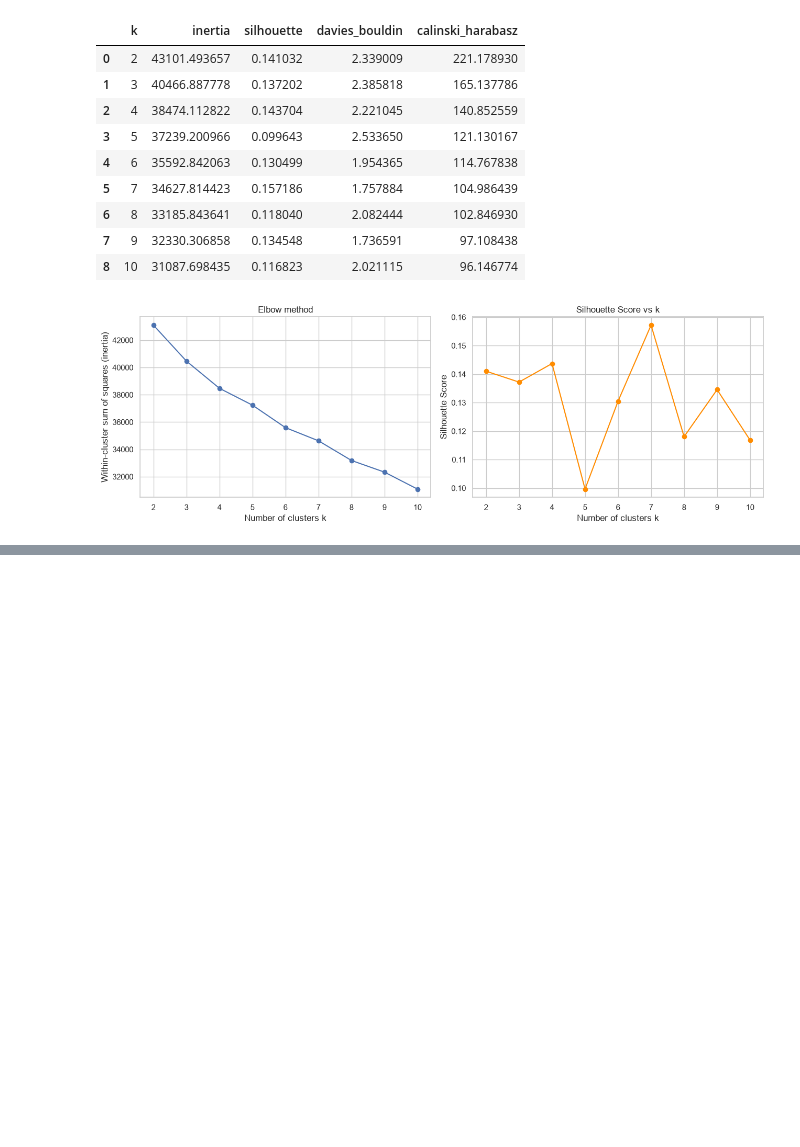
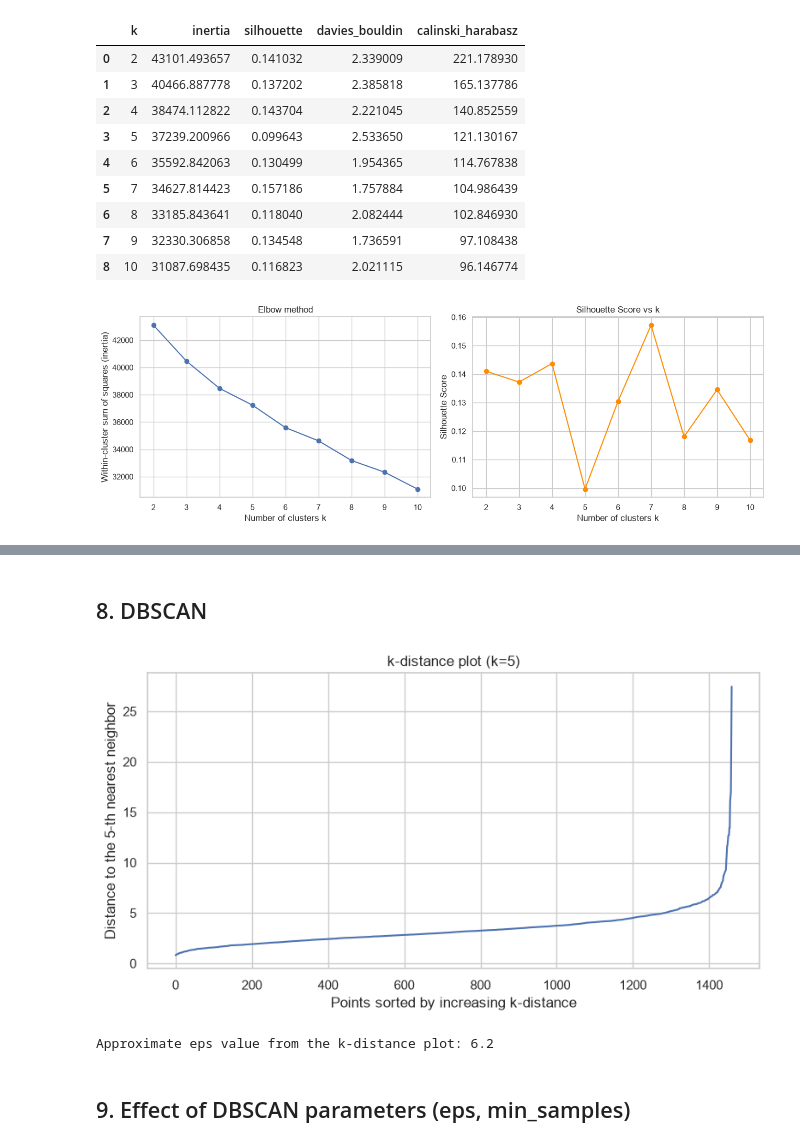
Before and after one commit to anuri-el/Machine-Learning-Technologies, a Jupyter notebook: l5_clustering.ipynb, the cells around one changed output, grey strips where cells are left out. Saved outputs shown, nothing was run; the diff lists cells and outputs as text; code cells hidden in the pictures; blank space fills up the shorter version.

Commit message:
add dbscan and pca

```diff
--- a/l5_clustering.ipynb
+++ b/l5_clustering.ipynb
@@ -238,0 +326,35 @@ y_norm = (inertia_vals - inertia_vals.min()) / (inertia_vals.max() - inertia_val
+# %% [markdown]
+## 8. DBSCAN
+# %%
+min_samples_for_kdist = 5
+nn = NearestNeighbors(n_neighbors=min_samples_for_kdist)
+nn.fit(X_scaled)
+distances, _ = nn.kneighbors(X_scaled)
+k_distances = np.sort(distances[:, -1])
+
+plt.figure(figsize=(8, 4.5))
+plt.plot(k_distances)
+plt.xlabel('Points sorted by increasing k-distance')
+plt.ylabel(f'Distance to the {min_samples_for_kdist}-th nearest neighbor')
+plt.title(f'k-distance plot (k={min_samples_for_kdist})')
+plt.tight_layout()
+plt.show()
+
+x_idx = np.arange(len(k_distances))
+x_norm = x_idx /x_idx.max()
+y_norm = (k_distances - k_distances.min()) / (k_distances.max() - k_distances.min() + 1e-12)
+p1, p2 = np.array([x_norm[0], y_norm[0]]), np.array([x_norm[-1], y_norm[-1]])
+line_vec = p2 - p1
+line_vec_norm = line_vec / np.linalg.norm(line_vec)
+dists = []
+for xi, yi in zip(x_norm, y_norm):
+    p = np.array([xi, yi]) - p1
+    proj = np.dot(p, line_vec_norm) * line_vec_norm
+    dists.append(np.linalg.norm(p - proj))
+suggested_eps = round(float(k_distances[np.argmax(dists)]), 2)
+print(f"Approximate eps value from the k-distance plot: {suggested_eps}")
+# %% [output]
+[figure, added]
+Approximate eps value from the k-distance plot: 6.2
+# %% [markdown]
+## 9. Effect of DBSCAN parameters (eps, min_samples)
```
Also changed, not shown: parts of 28 cells of this notebook.
